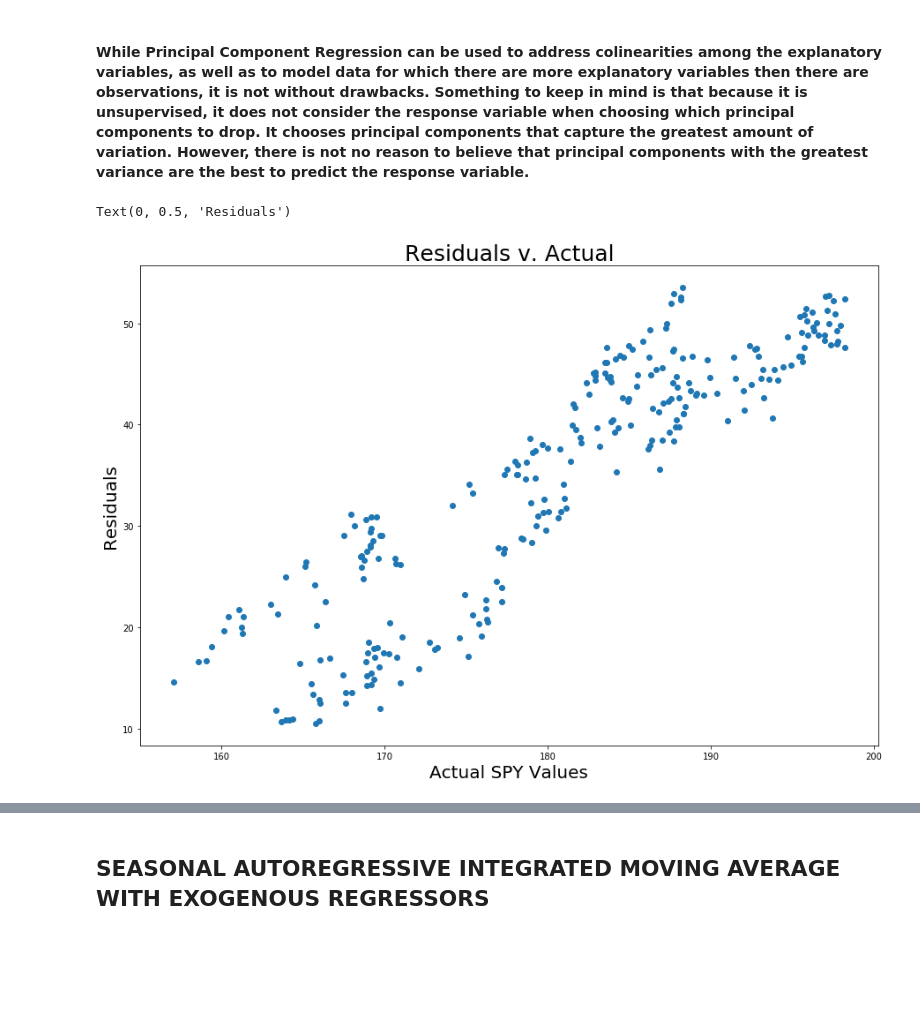
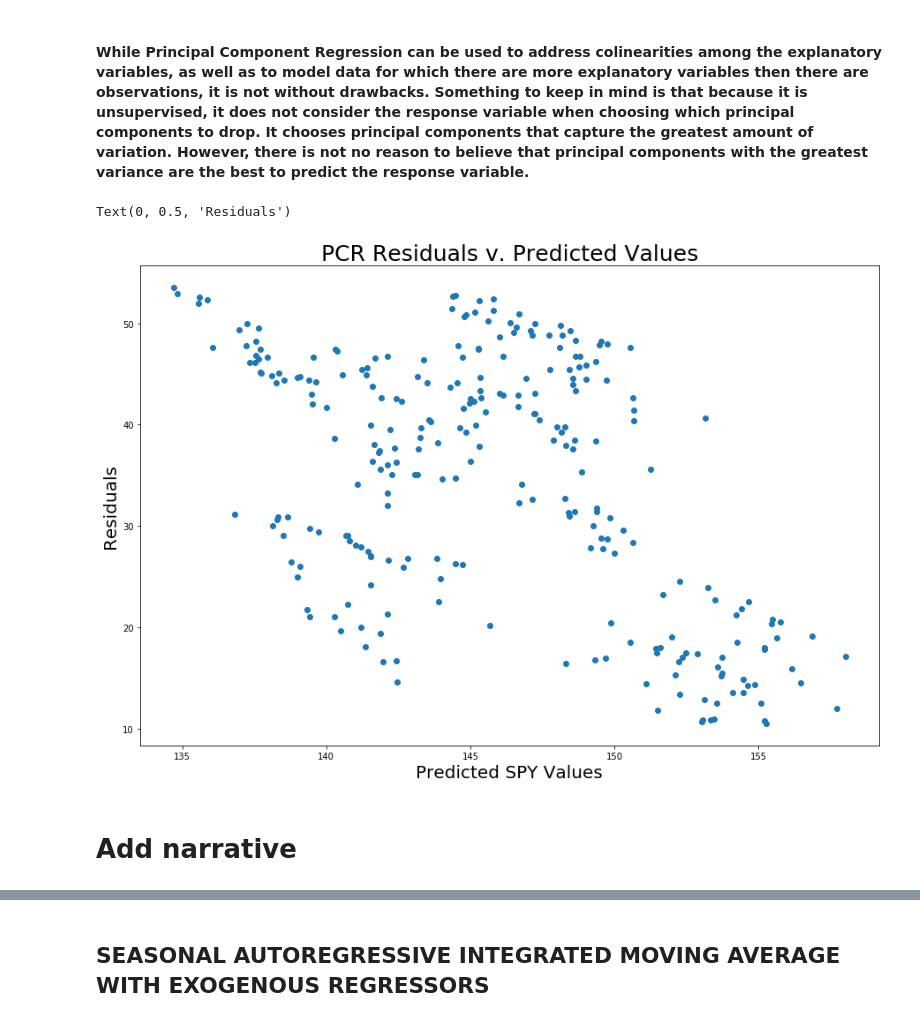
Before and after one commit to justinbosscher/SPY_model, a Jupyter notebook: SPY_model.ipynb, the cells around one changed output, grey strips where cells are left out. Saved outputs shown, nothing was run; the diff lists cells and outputs as text; code cells hidden in the pictures; blank space fills up the shorter version.

```diff
--- a/SPY_model.ipynb
+++ b/SPY_model.ipynb
@@ -943,20 +962,22 @@ RMSE:  36.75802062624344
 # %% [markdown]
 #### While Principal Component Regression can be used to address colinearities among the explanatory variables, as well as to model data for which there are more explanatory variables then there are observations, it is not without drawbacks. Something to keep in mind is that because it is unsupervised, it does not consider the response variable when choosing which principal components to drop. It chooses principal components that capture the greatest amount of variation. However, there is not no reason to believe that principal components with the greatest variance are the best to predict the response variable.
 # %%
-# Plot the residuals against actual values
+# Plot the residuals against predicted values
 
 # Create series containing residual values
 train_pcr_resid = pd.Series(train_pcr_val_Y - train_pcr_y_hat)
 
 # Plot
 f = plt.figure(figsize=(15,10))
-plt.scatter(train_pcr_val_Y, train_pcr_resid)
-plt.title("Residuals v. Actual", size=25)
-plt.xlabel("Actual SPY Values", size=20)
+plt.scatter(train_pcr_y_hat, train_pcr_resid)
+plt.title("PCR Residuals v. Predicted Values", size=25)
+plt.xlabel("Predicted SPY Values", size=20)
 plt.ylabel("Residuals", size=20)
 # %% [output]
 Text(0, 0.5, 'Residuals')
-[figure, old version]
+[figure, new version]
+# %% [markdown]
+# Add narrative
 # %%
 # Plot actual and fitted values
 f = plt.figure(figsize=(15,10))
```
Also changed, not shown: parts of 18 cells of this notebook.
